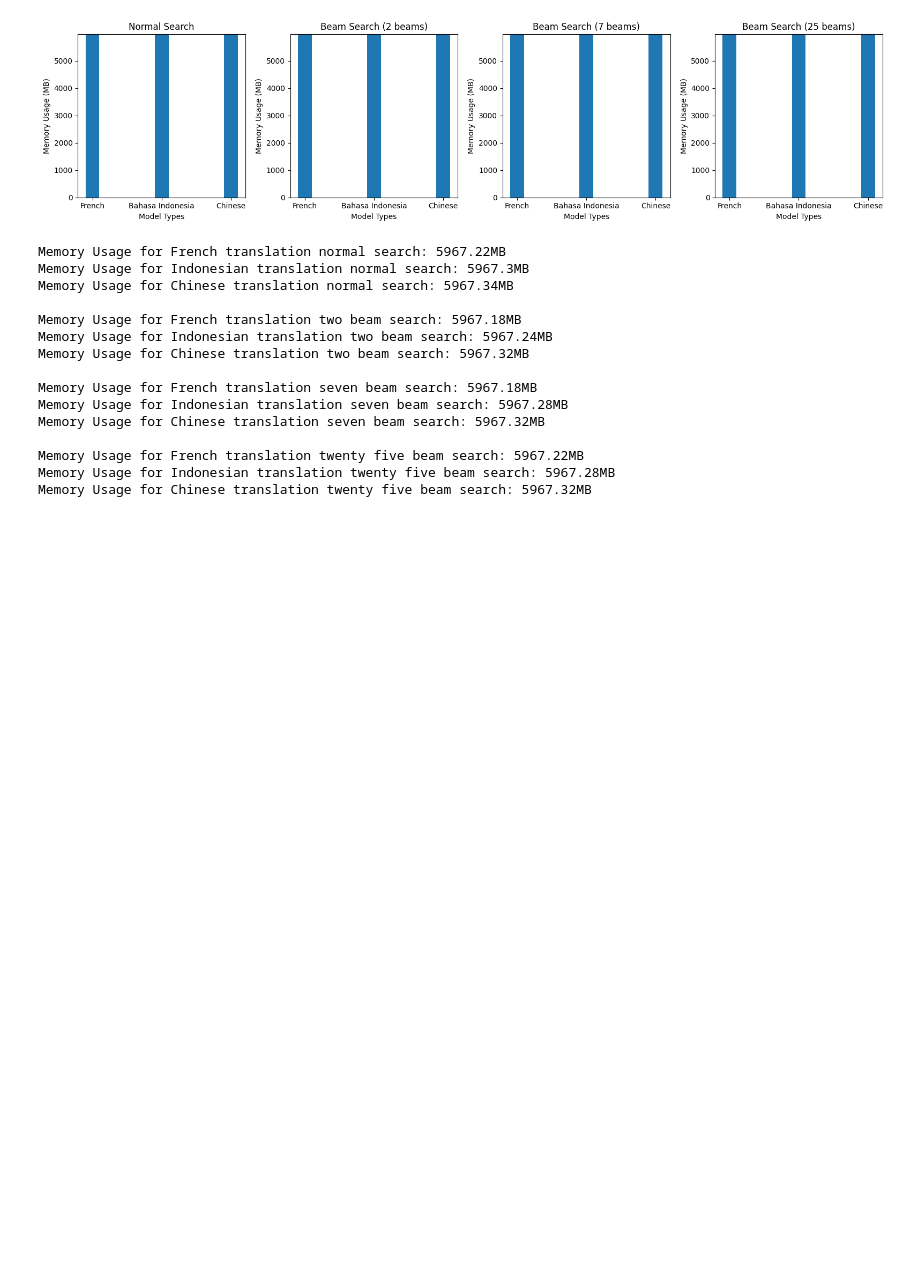
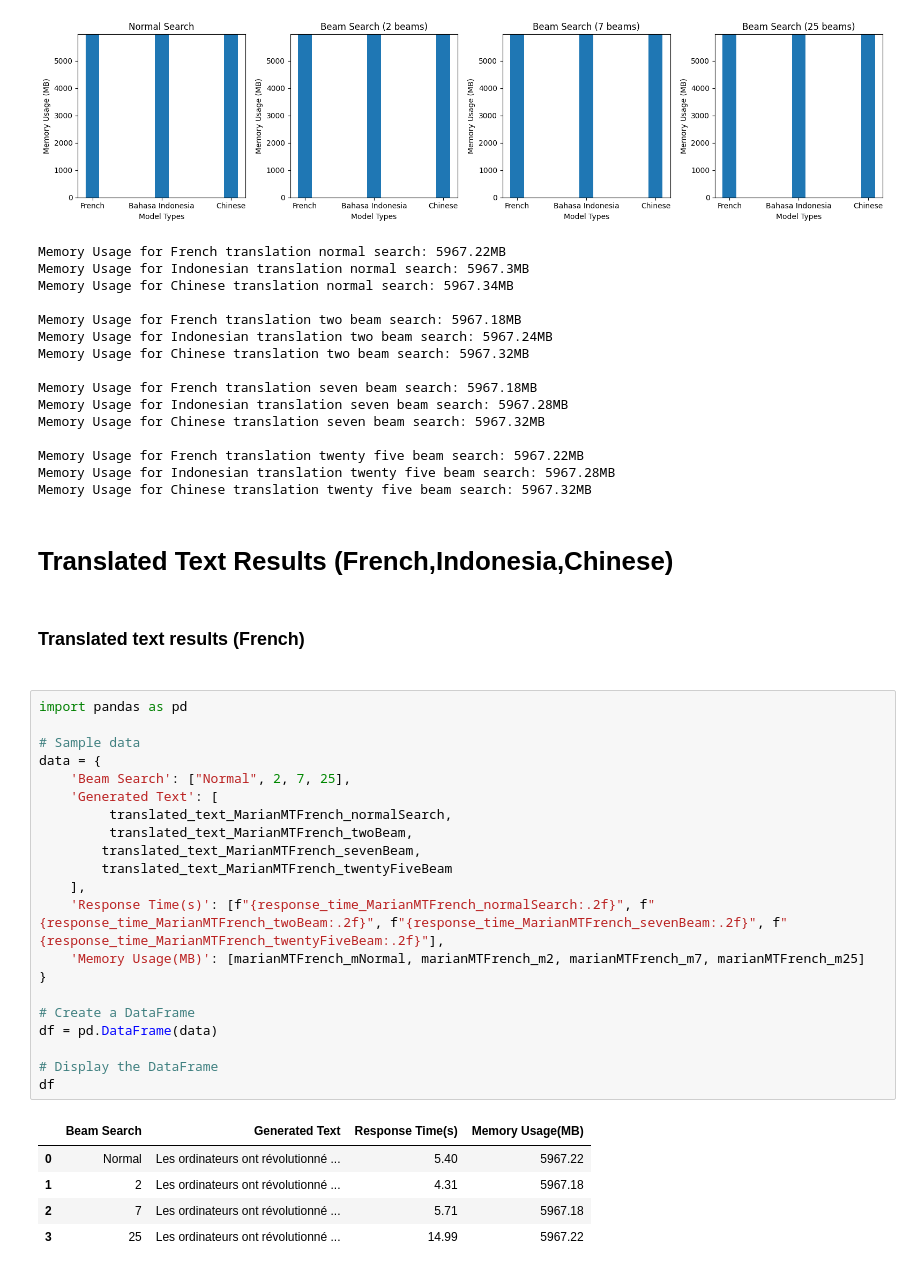
Before and after one commit to pureskill714/ICT3102-assignment2, a Jupyter notebook: 3102Assignment2.ipynb, the cells around one changed output. Cells and saved outputs as stored; diff of their text form; blank space fills up the shorter version.

Commit message:
translated text section added

```diff
--- a/3102Assignment2.ipynb
+++ b/3102Assignment2.ipynb
@@ -3123,3 +3123,34 @@ Memory Usage for Chinese translation seven beam search: 5967.32MB
 Memory Usage for French translation twenty five beam search: 5967.22MB
 Memory Usage for Indonesian translation twenty five beam search: 5967.28MB
 Memory Usage for Chinese translation twenty five beam search: 5967.32MB
+# %% [markdown]
+# <b>Translated Text Results (French,Indonesia,Chinese)</b>
+# %% [markdown]
+## <h3><b>Translated text results (French)</b><h3>
+# %%
+import pandas as pd
+
+# Sample data
+data = {
+    'Beam Search': ["Normal", 2, 7, 25],
+    'Generated Text': [
+         translated_text_MarianMTFrench_normalSearch,
+         translated_text_MarianMTFrench_twoBeam,
+        translated_text_MarianMTFrench_sevenBeam,
+        translated_text_MarianMTFrench_twentyFiveBeam
+    ],
+    'Response Time(s)': [f"{response_time_MarianMTFrench_normalSearch:.2f}", f"{response_time_MarianMTFrench_twoBeam:.2f}", f"{response_time_MarianMTFrench_sevenBeam:.2f}", f"{response_time_MarianMTFrench_twentyFiveBeam:.2f}"],
+    'Memory Usage(MB)': [marianMTFrench_mNormal, marianMTFrench_m2, marianMTFrench_m7, marianMTFrench_m25]
+}
+
+# Create a DataFrame
+df = pd.DataFrame(data)
+
+# Display the DataFrame
+df
+# %% [output]
+|  | Beam Search | Generated Text | Response Time(s) | Memory Usage(MB) |
+| 0 | Normal | Les ordinateurs ont révolutionné ... | 5.40 | 5967.22 |
+| 1 | 2 | Les ordinateurs ont révolutionné ... | 4.31 | 5967.18 |
+| 2 | 7 | Les ordinateurs ont révolutionné ... | 5.71 | 5967.18 |
+| 3 | 25 | Les ordinateurs ont révolutionné ... | 14.99 | 5967.22 |
```
Also changed, not shown: parts of 4 cells of this notebook.
